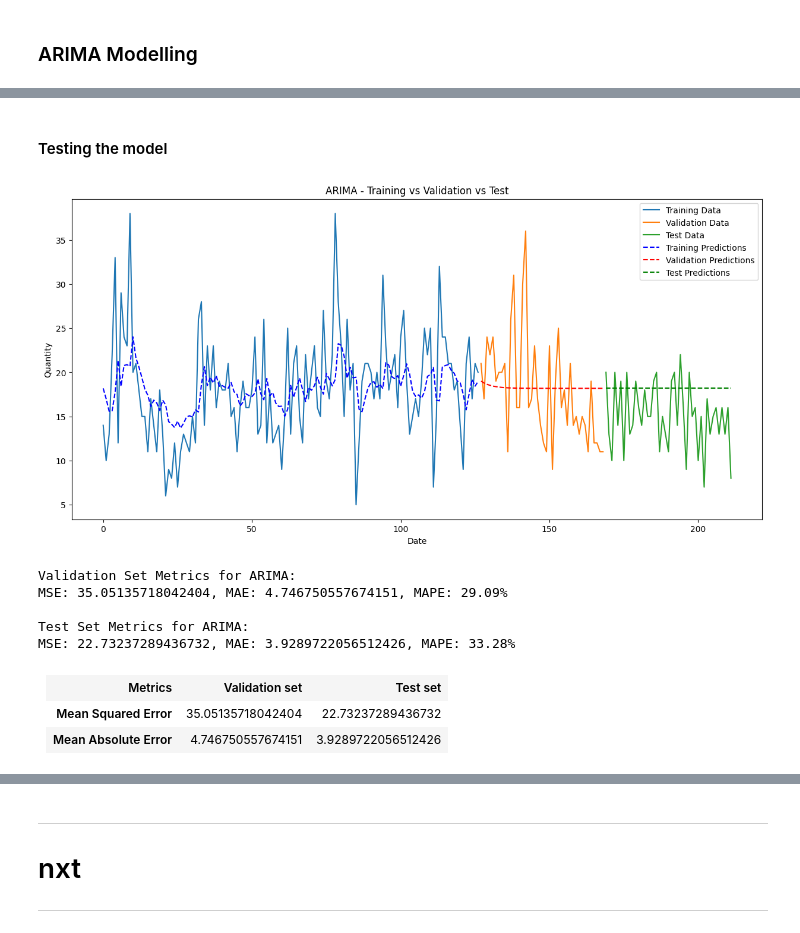
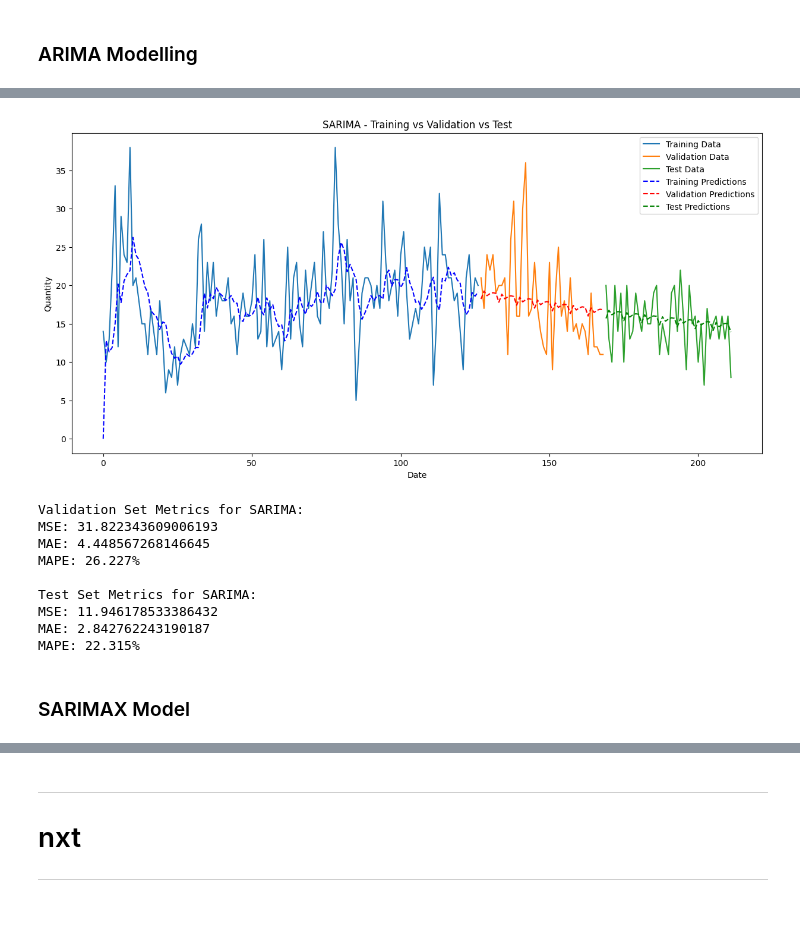
Before and after one commit to thejatingupta7/Demand_Forecasting_for_E_commerce, a Jupyter notebook: notebook_week1.ipynb, the cells around one changed output, grey strips where cells are left out. Drawn from its saved outputs; the diff is of its cells as text; code cells hidden in the pictures.

```diff
--- a/notebook_week1.ipynb
+++ b/notebook_week1.ipynb
@@ -676,5 +679,18 @@ Test Data Size:          43
 # %%
-def plot_predictions_and_metrics(train_df, val_df, test_df, predictions_train, predictions_val, predictions_test, model_name='Model'):
+def plot_predictions_and_metrics(train_df, val_df, test_df, model, model_name='Model'):
+    # Make predictions
+    start_train = 0
+    end_train = len(train_df) - 1
+    predictions_train = model.predict(start=start_train, end=end_train)
+
+    start_val = len(train_df)
+    end_val = start_val + len(val_df) - 1
+    predictions_val = model.predict(start=start_val, end=end_val)
+
+    start_test = len(train_df) + len(val_df)
+    end_test = start_test + len(test_df) - 1
+    predictions_test = model.predict(start=start_test, end=end_test)
+
     # Plot predictions vs actuals for training, validation, and test sets
     plt.figure(figsize=(15, 7))
     plt.plot(train_df.index, train_df['Quantity'], label='Training Data')
@@ -694,13 +710,13 @@ def plot_predictions_and_metrics(train_df, val_df, test_df, predictions_train, p
         mse = mean_squared_error(actual, predicted)
         mae = mean_absolute_error(actual, predicted)
         mape = np.mean(np.abs((actual - predicted) / actual)) * 100
-        return mse, mae, mape.round(2)
+        return mse, mae, mape.round(3)
 
     mse_val, mae_val, mape_val = calculate_metrics(val_df['Quantity'], predictions_val)
     mse_test, mae_test, mape_test = calculate_metrics(test_df['Quantity'], predictions_test)
 
     # Print evaluation metrics
     print(f'Validation Set Metrics for {model_name}:')
-    print(f'MSE: {mse_val}, MAE: {mae_val}, MAPE: {mape_val}%')
+    print(f'MSE: {mse_val} \nMAE: {mae_val} \nMAPE: {mape_val}%')
     print(f'\nTest Set Metrics for {model_name}:')
-    print(f'MSE: {mse_test}, MAE: {mae_test}, MAPE: {mape_test}%')
+    print(f'MSE: {mse_test} \nMAE: {mae_test} \nMAPE: {mape_test}%')
@@ -771,29 +815,22 @@ Warnings:
-# %% [markdown]
-<h4>Testing the model
+# %%
+# Define and fit SARIMA model
+sarima_model = SARIMAX(train_df['Quantity'], order=(1, 0, 1), seasonal_order=(1, 0, 1, 6))         # potential seasonal pattern every 6 months
+sarima_model = sarima_model.fit()
+
+# Print model summary
+# print(result_sarima.summary())
 # %%
-plot_predictions_and_metrics(train_df, val_df, test_df, predictions_train, predictions_val, predictions_test, model_name='ARIMA')
+plot_predictions_and_metrics(train_df, val_df, test_df, sarima_model, model_name='SARIMA')
 # %% [output]
-[figure, old version]
+[figure, new version]
-Validation Set Metrics for ARIMA:
-MSE: 35.05135718042404, MAE: 4.746750557674151, MAPE: 29.09%
+Validation Set Metrics for SARIMA:
+MSE: 31.822343609006193
+MAE: 4.448567268146645
+MAPE: 26.227%
 
-Test Set Metrics for ARIMA:
-MSE: 22.73237289436732, MAE: 3.9289722056512426, MAPE: 33.28%
+Test Set Metrics for SARIMA:
+MSE: 11.946178533386432
+MAE: 2.842762243190187
+MAPE: 22.315%
-# %% [markdown]
-<table>
-  <tr>
-    <th>Metrics</th>
-    <th>Validation set</th>
-    <th>Test set</th>
-  </tr>
-  <tr>
-    <th>Mean Squared Error</th>
-    <td>35.05135718042404</td>
-    <td>22.73237289436732</td>
-  </tr>
-  <tr>
-    <th>Mean Absolute Error</th>
-    <td>4.746750557674151</td>
-    <td>3.9289722056512426</td>
-  </tr>
-</table>
+# %% [markdown]
+### SARIMAX Model
```
Also changed, not shown: parts of 21 cells of this notebook.
